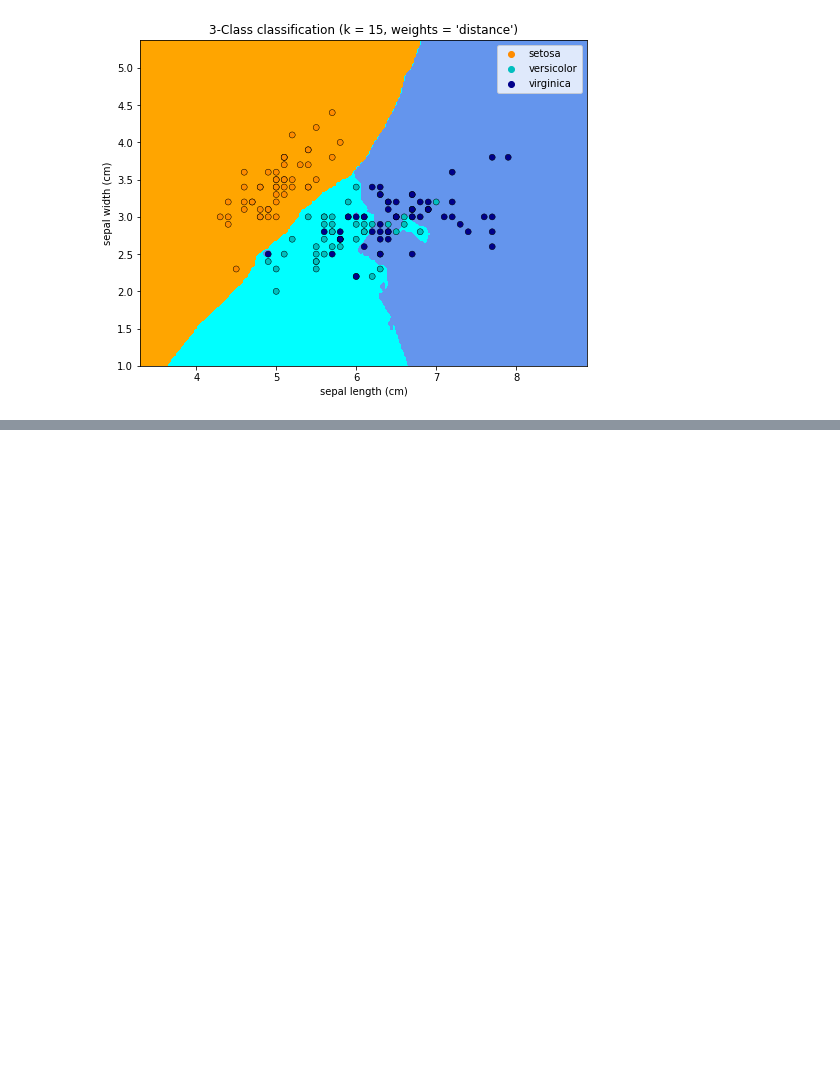
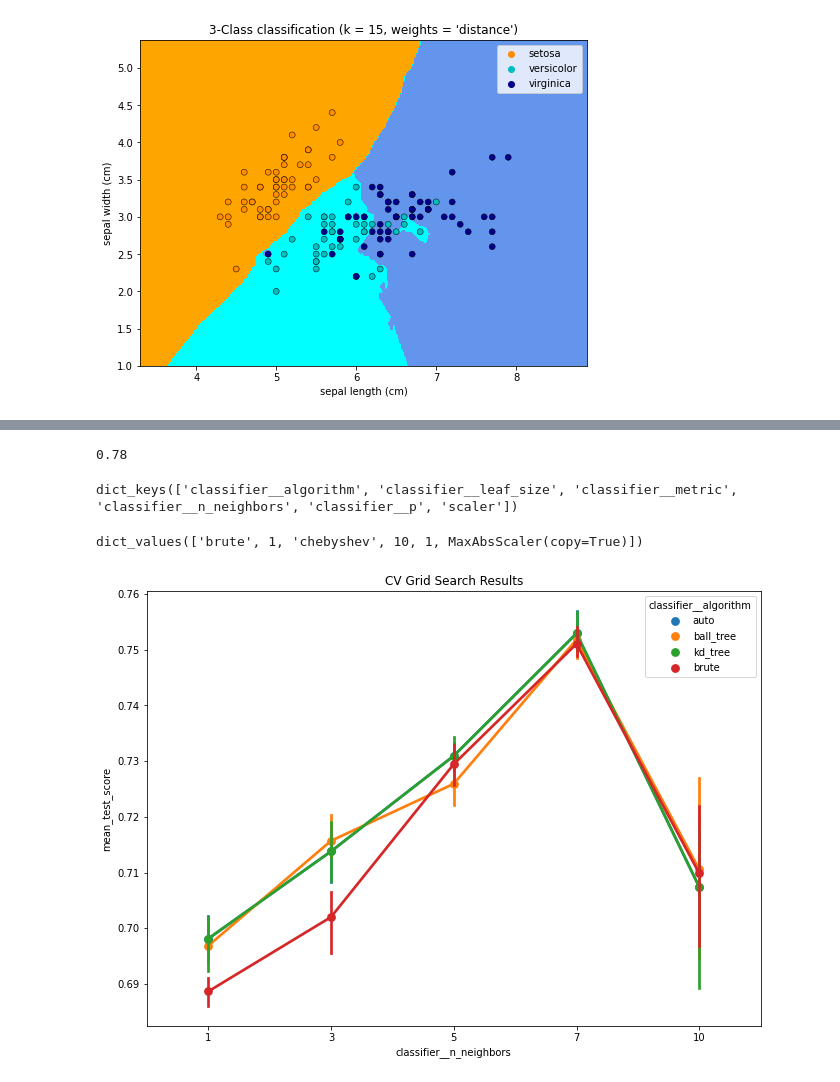
Before and after one commit to SadFill/Iris-classification, a Jupyter notebook: Iris_classification.ipynb, the cells around one changed output, grey strips where cells are left out. Cells and saved outputs as stored; diff of their text form; code cells hidden in the pictures; blank space fills up the shorter version.

```diff
--- a/Iris_classification.ipynb
+++ b/Iris_classification.ipynb
@@ -131,0 +194,16 @@ Automatically created module for IPython interactive environment
+# %%
+parameters = {'scaler': [StandardScaler(), MinMaxScaler(),
+	Normalizer(), MaxAbsScaler()],
+  #'classsifier__weights': ['uniform', 'distance'],
+  'classifier__algorithm': ['auto', 'ball_tree', 'kd_tree', 'brute'],
+  'classifier__metric': ['euclidean', 'manhattan', 'chebyshev',
+                         'minkowski'],
+	'classifier__n_neighbors': [1, 3, 5, 7, 10],
+	'classifier__p': [1, 2],
+	'classifier__leaf_size': [1, 5, 10, 15]
+}
+# %%
+grid = GridSearchCV(pipe, parameters, cv=3).fit(x_train, y_train)
+
+print('Training set score: ' + str(grid.score(x_train, y_train)))
+print('Test set score: ' + str(grid.score(x_test, y_test)))
@@ -131,0 +234,44 @@ Automatically created module for IPython interactive environment
+# %%
+best_classifier = neighbors.KNeighborsClassifier(**best_parametrs)
+best_classifier.fit(x_train, y_train)
+
+best_classifier.score(x_test, y_test)
+# %% [output]
+0.78
+# %%
+best_params.keys()
+# %% [output]
+dict_keys(['classifier__algorithm', 'classifier__leaf_size', 'classifier__metric', 'classifier__n_neighbors', 'classifier__p', 'scaler'])
+# %%
+best_params.values()
+# %% [output]
+dict_values(['brute', 1, 'chebyshev', 10, 1, MaxAbsScaler(copy=True)])
+# %%
+# результаты gridsearch
+
+grid_scores = grid.cv_results_
+grid_scores
+# %%
+import seaborn as sns
+import pandas as pd
+
+def plot_cv_results(cv_results, param_x, param_z, metric='mean_test_score'):
+    """
+    cv_results - cv_results_ attribute of a GridSearchCV instance (or similar)
+    param_x - name of grid search parameter to plot on x axis
+    param_z - name of grid search parameter to plot by line color
+    """
+    cv_results = pd.DataFrame(cv_results)
+    col_x = 'param_' + param_x
+    col_z = 'param_' + param_z
+    fig, ax = plt.subplots(1, 1, figsize=(11, 8))
+    sns.pointplot(x=col_x, y=metric, hue=col_z, data=cv_results, ci=99, n_boot=64, ax=ax)
+    ax.set_title("CV Grid Search Results")
+    ax.set_xlabel(param_x)
+    ax.set_ylabel(metric)
+    ax.legend(title=param_z)
+    return fig
+# %%
+r = plot_cv_results(grid_scores, 'classifier__n_neighbors', 'classifier__algorithm')
+# %% [output]
+[figure, added]
```
Also changed, not shown: parts of 16 cells of this notebook.
